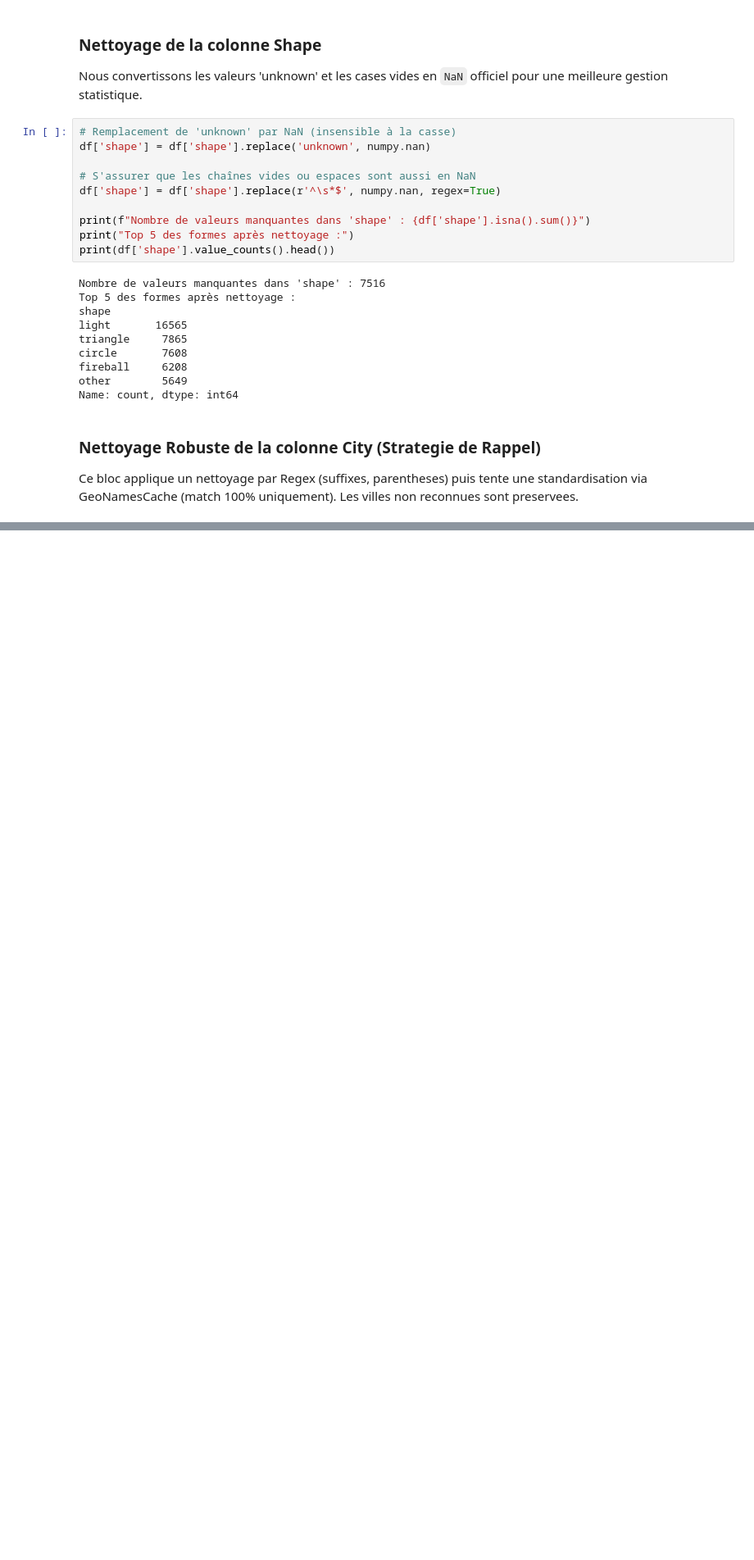
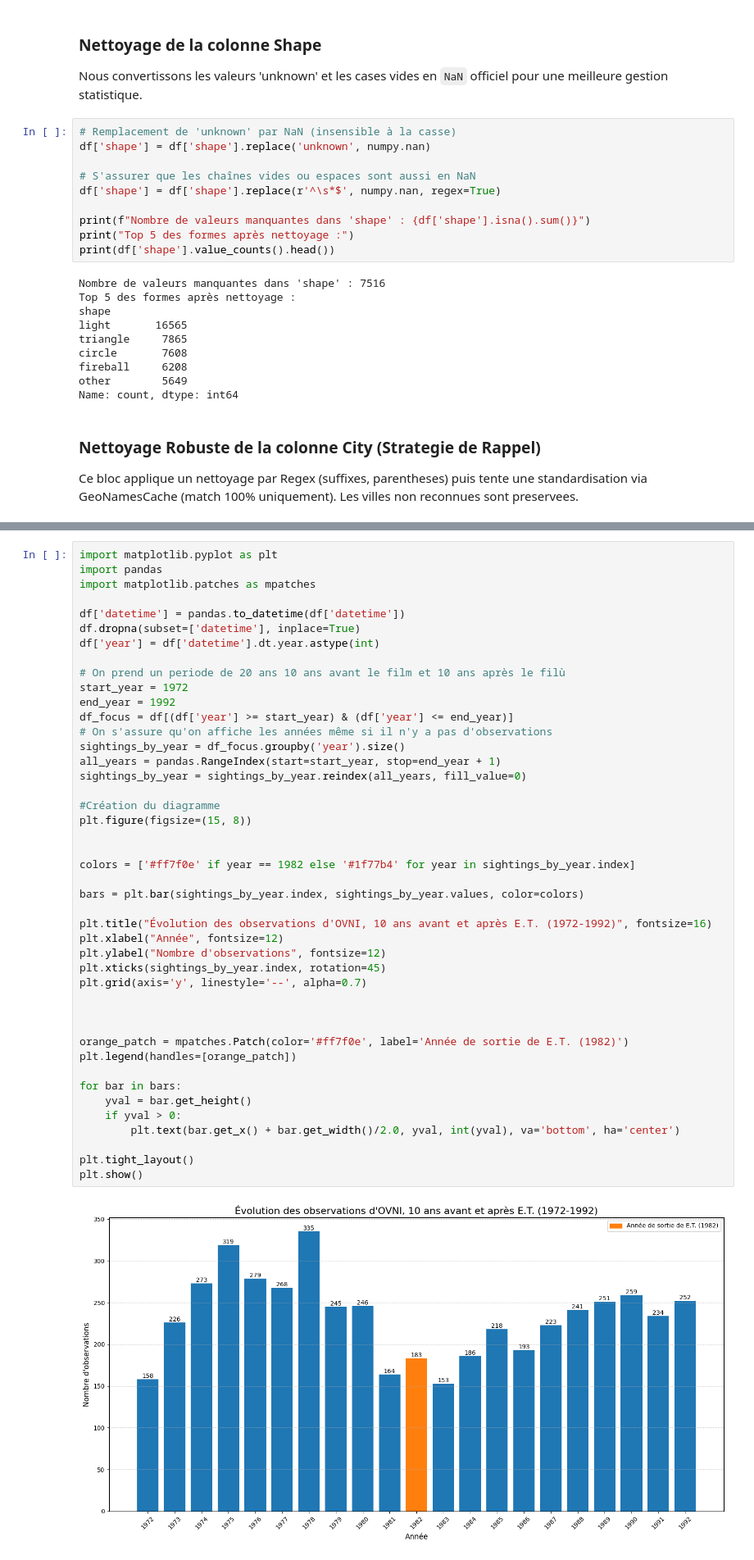
Before and after one commit to PolleEdouard/projet1_BigData, a Jupyter notebook: projet.ipynb, the cells around one changed output, grey strips where cells are left out. Shown at 82% size. Cells and saved outputs as stored; diff of their text form; blank space fills up the shorter version.

```diff
--- a/projet.ipynb
+++ b/projet.ipynb
@@ -173,0 +175,46 @@ Nombre de villes uniques apres traitement : 13470
+# %%
+import matplotlib.pyplot as plt
+import pandas
+import matplotlib.patches as mpatches
+
+df['datetime'] = pandas.to_datetime(df['datetime'])
+df.dropna(subset=['datetime'], inplace=True)
+df['year'] = df['datetime'].dt.year.astype(int)
+
+# On prend un periode de 20 ans 10 ans avant le film et 10 ans après le filù
+start_year = 1972
+end_year = 1992
+df_focus = df[(df['year'] >= start_year) & (df['year'] <= end_year)]
+# On s'assure qu'on affiche les années même si il n'y a pas d'observations
+sightings_by_year = df_focus.groupby('year').size()
+all_years = pandas.RangeIndex(start=start_year, stop=end_year + 1)
+sightings_by_year = sightings_by_year.reindex(all_years, fill_value=0)
+
+#Création du diagramme
+plt.figure(figsize=(15, 8))
+
+
+colors = ['#ff7f0e' if year == 1982 else '#1f77b4' for year in sightings_by_year.index]
+
+bars = plt.bar(sightings_by_year.index, sightings_by_year.values, color=colors)
+
+plt.title("Évolution des observations d'OVNI, 10 ans avant et après E.T. (1972-1992)", fontsize=16)
+plt.xlabel("Année", fontsize=12)
+plt.ylabel("Nombre d'observations", fontsize=12)
+plt.xticks(sightings_by_year.index, rotation=45)
+plt.grid(axis='y', linestyle='--', alpha=0.7)
+
+
+
+orange_patch = mpatches.Patch(color='#ff7f0e', label='Année de sortie de E.T. (1982)')
+plt.legend(handles=[orange_patch])
+
+for bar in bars:
+    yval = bar.get_height()
+    if yval > 0:
+        plt.text(bar.get_x() + bar.get_width()/2.0, yval, int(yval), va='bottom', ha='center')
+
+plt.tight_layout()
+plt.show()
+# %% [output]
+[figure, added]
```
Also changed, not shown: parts of 3 cells of this notebook.
